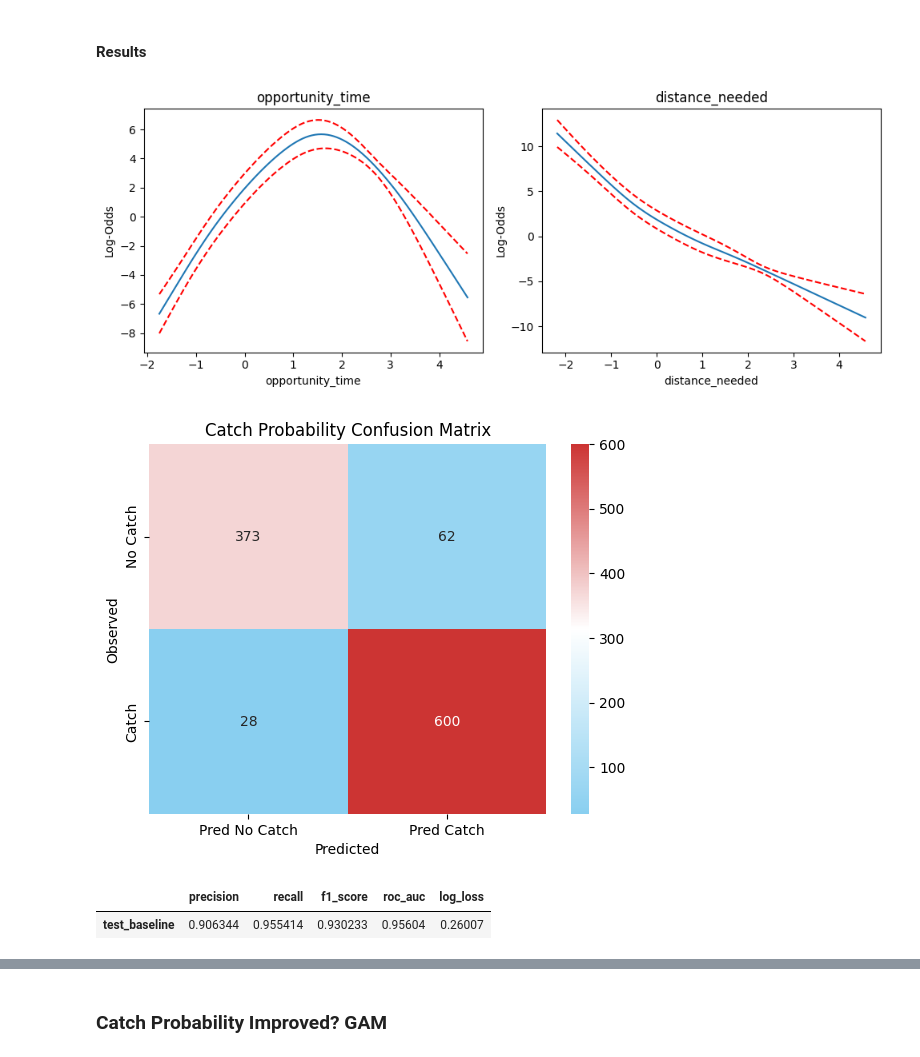
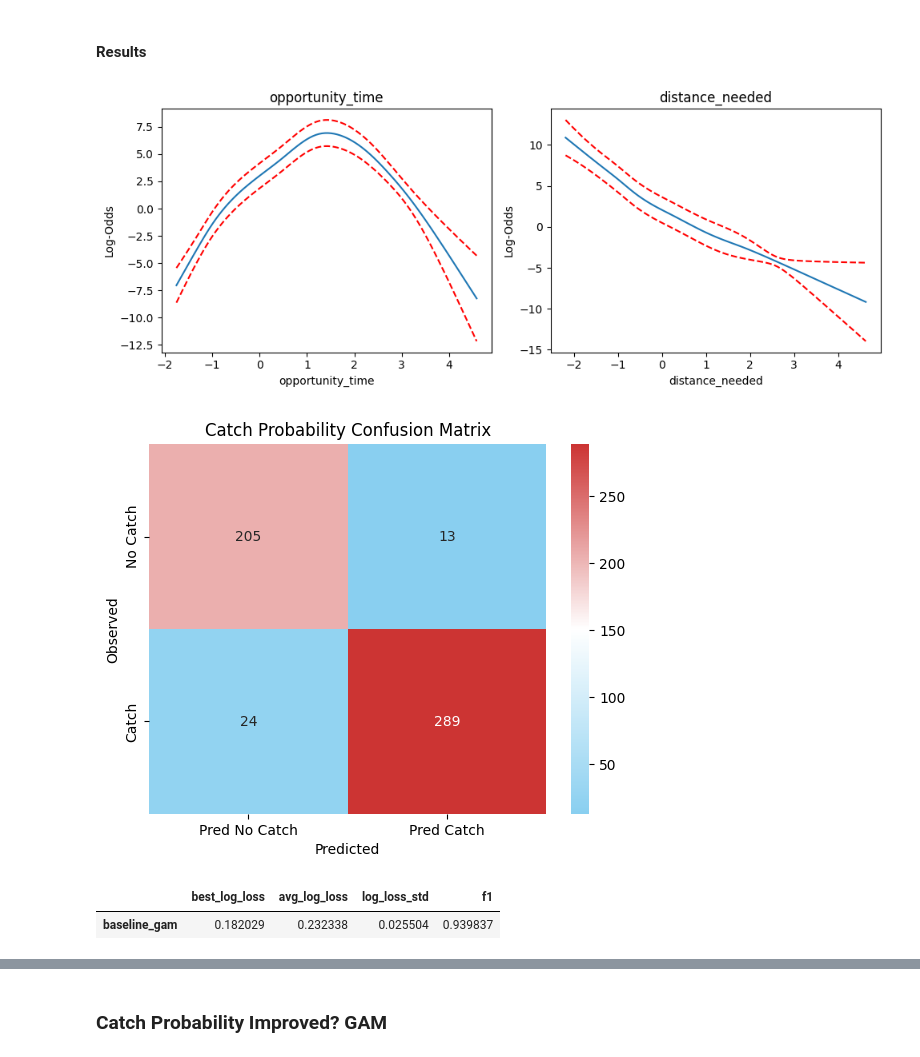
Before and after one commit to d2osborn/SMTChallenge2025, a Jupyter notebook: Team 15-catch_prob_model.ipynb, the cells around one changed output, grey strips where cells are left out. Drawn from its saved outputs; the diff is of its cells as text; code cells hidden in the pictures.

Commit message:
bettered the catch prob model

```diff
--- a/Team 15-catch_prob_model.ipynb
+++ b/Team 15-catch_prob_model.ipynb
@@ -346,15 +393,22 @@ github.com/dswah/pyGAM/issues/163
 # %% [markdown]
 #### Results
 # %%
-partial_dependence_plots(gam, ['opportunity_time', 'distance_needed'])
+partial_dependence_plots(best_baseline_gam, ['opportunity_time', 'distance_needed'])
 # %% [output]
-[figure, old version]
+[figure, new version]
 # %%
 ## test set results
-catch_prob_cm(y_test, y_pred)
-test_baseline_df = accuracy_metric_df(y_test, y_pred, y_pred_proba, 'test_baseline').copy()
+catch_prob_cm(best_y_baseline, best_y_pred_baseline)
+
+test_baseline_dict = {}
+test_baseline_dict['best_log_loss'] = best_log_loss
+test_baseline_dict['avg_log_loss'] = np.mean(log_loss_baseline_scores)
+test_baseline_dict['log_loss_std'] = np.std(log_loss_baseline_scores)
+test_baseline_dict['f1'] = best_baseline_f1_score
+test_baseline_df = pd.DataFrame([test_baseline_dict], index=['baseline_gam'])
+
 test_baseline_df
 # %% [output]
-[figure, old version]
+[figure, new version]
-|  | precision | recall | f1_score | roc_auc | log_loss |
-| test_baseline | 0.906344 | 0.955414 | 0.930233 | 0.95604 | 0.26007 |
+|  | best_log_loss | avg_log_loss | log_loss_std | f1 |
+| baseline_gam | 0.182029 | 0.232338 | 0.025504 | 0.939837 |
```
Also changed, not shown: parts of 26 cells of this notebook, 1 other file.
